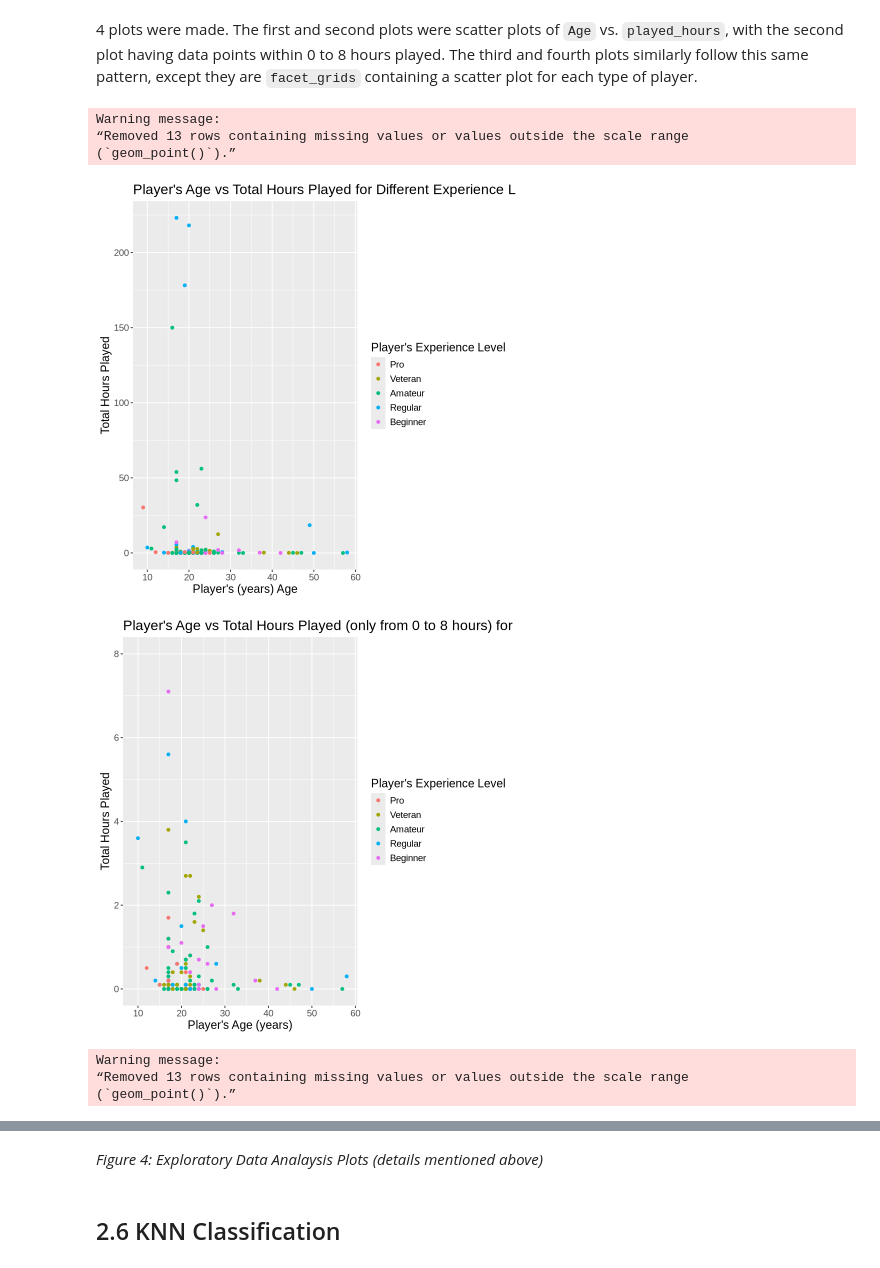
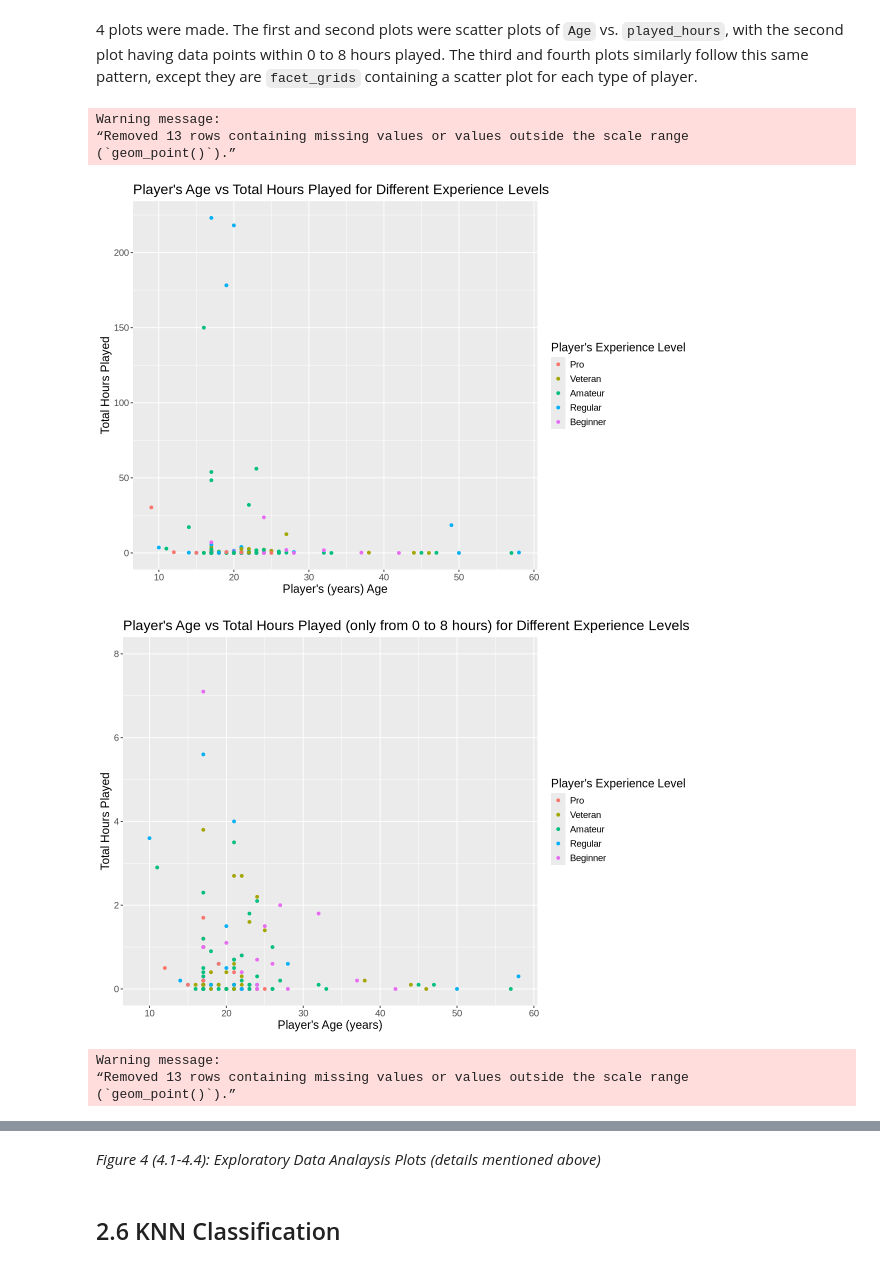
Before and after one commit to Jchox2/Project-008-24-DSCI, a Jupyter notebook: main.ipynb, the cells around one changed output, grey strips where cells are left out. Drawn from its saved outputs; the diff is of its cells as text; code cells hidden in the pictures.

Commit message:
final edits for figure numbers and grammar

```diff
--- a/main.ipynb
+++ b/main.ipynb
@@ -168,38 +150,40 @@ A tibble: 5 × 2
 # %% [markdown]
 4 plots were made. The first and second plots were scatter plots of `Age` vs. `played_hours`, with the second plot having data points within 0 to 8 hours played. The third and fourth plots similarly follow this same pattern, except they are `facet_grids` containing a scatter plot for each type of player.
 # %%
+options(repr.plot.width = 10)
+
 plot1 <- ggplot(players, aes(x = Age, y = played_hours, color = experience)) +
     geom_point() +
     theme(text = element_text(size = 14))
 
 plot2 <- plot1 +
     labs(x = "Player's Age (years)", y = "Total Hours Played",
          title = "Player's Age vs Total Hours Played (only from 0 to 8 hours) for Different Experience Levels",
         color = "Player's Experience Level") +
     ylim(c(0, 8))
 
 plot3 <- ggplot(players, aes(x = Age, y = played_hours)) +
     geom_point() +
     facet_grid(cols = vars(experience)) +
     theme(text = element_text(size = 14))
 
 plot4 <- plot3 +
     labs(x = "Player's (years) Age", y = "Total Hours Played",
          title = "Player's Age vs Total Hours Played (only from 0 to 8 hours) for Different Experience Levels") +
     ylim(c(0, 8))
 plot1 + labs(x = "Player's (years) Age", y = "Total Hours Played",
          title = "Player's Age vs Total Hours Played for Different Experience Levels",
         color = "Player's Experience Level")
 plot2
 plot3 + labs(x = "Player's (years) Age", y = "Total Hours Played",
          title = "Player's Age vs Total Hours Played for Different Experience Levels")
 plot4
 # %% [output]
 Warning message:
 “Removed 13 rows containing missing values or values outside the scale range
 (`geom_point()`).”
-[figure, old version]
+[figure, new version]
-[figure, old version]
+[figure, new version]
 Warning message:
 “Removed 13 rows containing missing values or values outside the scale range
 (`geom_point()`).”
@@ -208,5 +192,5 @@ Warning message:
 # %% [markdown]
-*Figure 4: Exploratory Data Analaysis Plots (details mentioned above)*
+*Figure 4 (4.1-4.4): Exploratory Data Analaysis Plots (details mentioned above)*
 # %% [markdown]
 ## 2.6 KNN Classification
 # %% [markdown]
```
Also changed, not shown: parts of 20 cells of this notebook.
